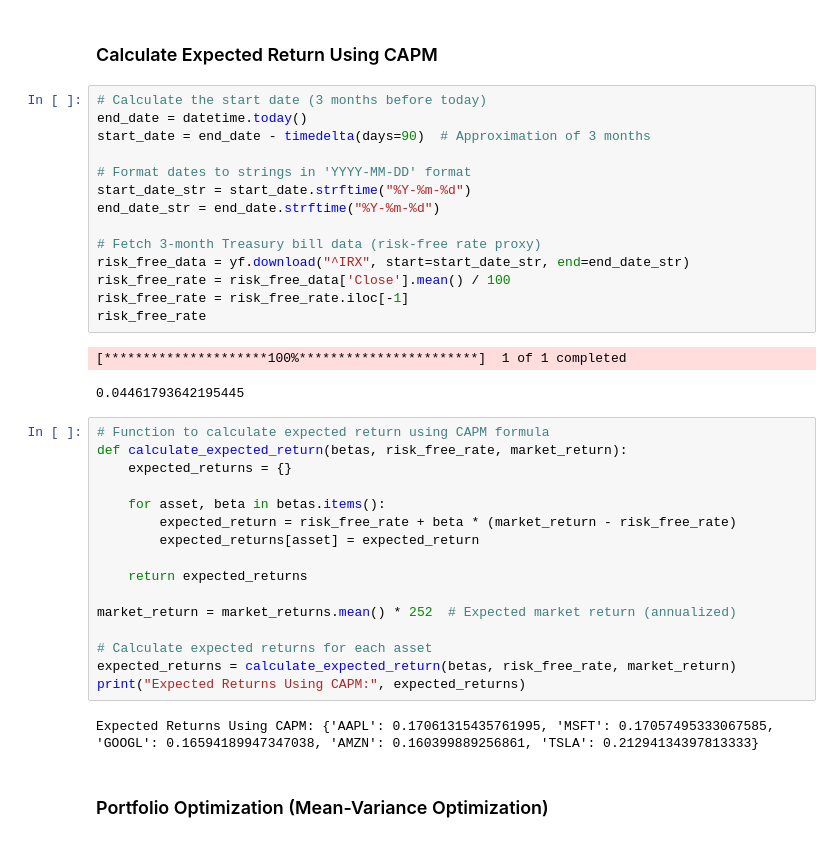
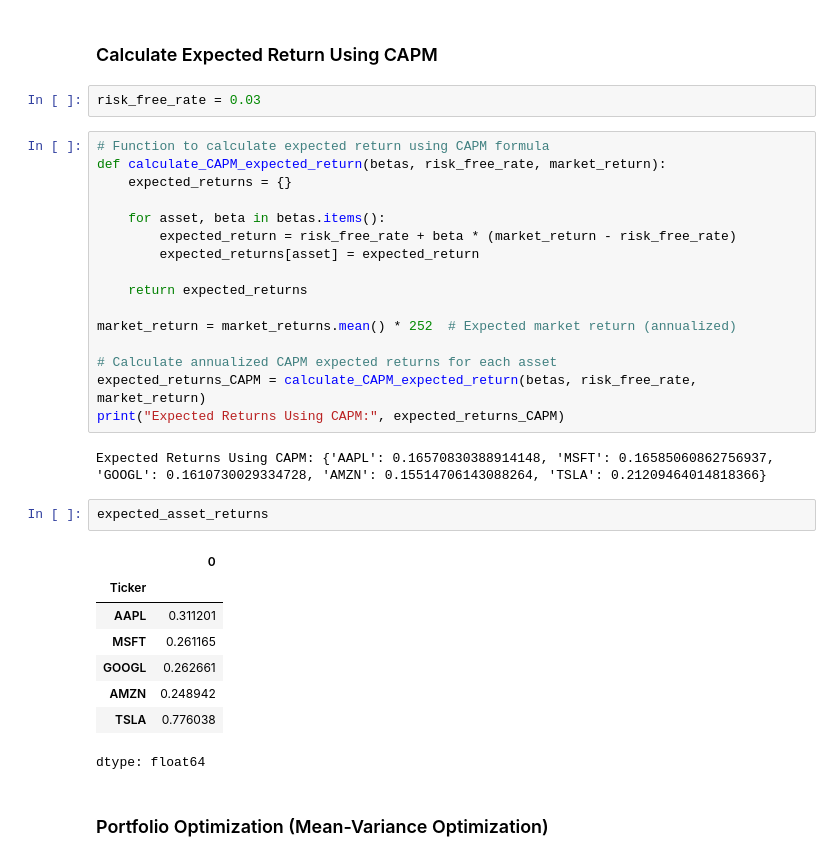
Before and after one commit to IndupamaH/Portfolio-Management-, a Jupyter notebook: portfolio_management_CAPM.ipynb, the cells around one changed output. Cells and saved outputs as stored; diff of their text form.

```diff
--- a/portfolio_management_CAPM.ipynb
+++ b/portfolio_management_CAPM.ipynb
@@ -93,25 +101,10 @@ Betas of Assets: {'AAPL': 1.1764077551601388, 'MSFT': 1.1760510750806212, 'GOOGL
 # %% [markdown]
 ### Calculate Expected Return Using CAPM
 # %%
-# Calculate the start date (3 months before today)
-end_date = datetime.today()
-start_date = end_date - timedelta(days=90)  # Approximation of 3 months
-
-# Format dates to strings in 'YYYY-MM-DD' format
-start_date_str = start_date.strftime("%Y-%m-%d")
-end_date_str = end_date.strftime("%Y-%m-%d")
-
-# Fetch 3-month Treasury bill data (risk-free rate proxy)
-risk_free_data = yf.download("^IRX", start=start_date_str, end=end_date_str)
-risk_free_rate = risk_free_data['Close'].mean() / 100
-risk_free_rate = risk_free_rate.iloc[-1]
-risk_free_rate
+risk_free_rate = 0.03
-# %% [output]
-[*********************100%***********************]  1 of 1 completed
-0.04461793642195445
 # %%
 # Function to calculate expected return using CAPM formula
-def calculate_expected_return(betas, risk_free_rate, market_return):
+def calculate_CAPM_expected_return(betas, risk_free_rate, market_return):
     expected_returns = {}
 
     for asset, beta in betas.items():
@@ -122,10 +115,21 @@ def calculate_expected_return(betas, risk_free_rate, market_return):
 
 market_return = market_returns.mean() * 252  # Expected market return (annualized)
 
-# Calculate expected returns for each asset
-expected_returns = calculate_expected_return(betas, risk_free_rate, market_return)
-print("Expected Returns Using CAPM:", expected_returns)
+# Calculate annualized CAPM expected returns for each asset
+expected_returns_CAPM = calculate_CAPM_expected_return(betas, risk_free_rate, market_return)
+print("Expected Returns Using CAPM:", expected_returns_CAPM)
 # %% [output]
-Expected Returns Using CAPM: {'AAPL': 0.17061315435761995, 'MSFT': 0.17057495333067585, 'GOOGL': 0.16594189947347038, 'AMZN': 0.160399889256861, 'TSLA': 0.21294134397813333}
+Expected Returns Using CAPM: {'AAPL': 0.16570830388914148, 'MSFT': 0.16585060862756937, 'GOOGL': 0.1610730029334728, 'AMZN': 0.15514706143088264, 'TSLA': 0.21209464014818366}
+# %%
+expected_asset_returns
+# %% [output]
+|  | 0 |
+| Ticker |  |
+| AAPL | 0.311201 |
+| MSFT | 0.261165 |
+| GOOGL | 0.262661 |
+| AMZN | 0.248942 |
+| TSLA | 0.776038 |
+dtype: float64
 # %% [markdown]
 ### Portfolio Optimization (Mean-Variance Optimization)
```
Also changed, not shown: parts of 9 cells of this notebook, 4 other files.
